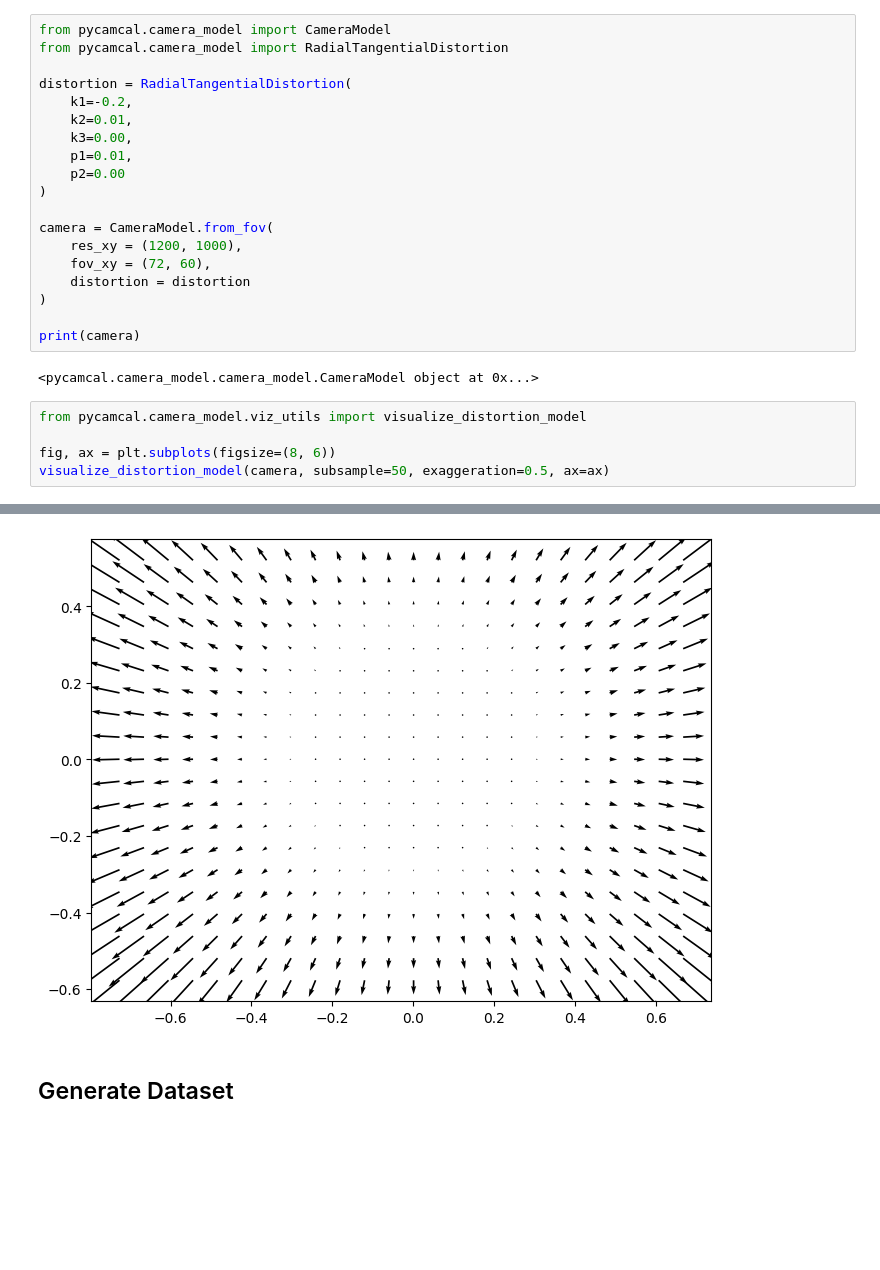
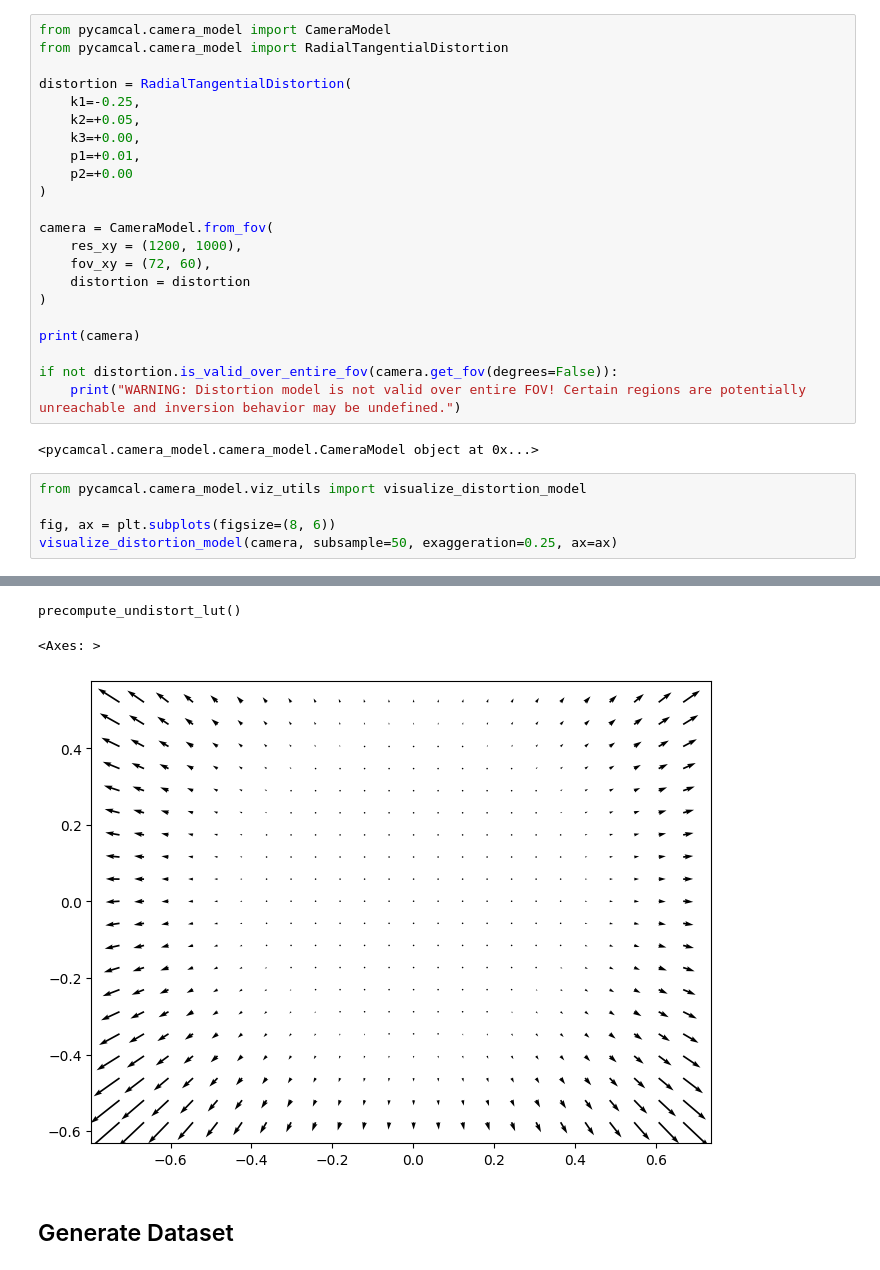
Before and after one commit to rschwa6308/PyCamCal, a Jupyter notebook: examples/dataset_generation.ipynb, the cells around one changed output, grey strips where cells are left out. Cells and saved outputs as stored; diff of their text form; blank space fills up the shorter version.

```diff
--- a/examples/dataset_generation.ipynb
+++ b/examples/dataset_generation.ipynb
@@ -22,11 +22,11 @@ from pycamcal.camera_model import CameraModel
 from pycamcal.camera_model import RadialTangentialDistortion
 
 distortion = RadialTangentialDistortion(
-    k1=-0.2,
-    k2=0.01,
-    k3=0.00,
-    p1=0.01,
-    p2=0.00
+    k1=-0.25,
+    k2=+0.05,
+    k3=+0.00,
+    p1=+0.01,
+    p2=+0.00
 )
 
 camera = CameraModel.from_fov(
@@ -36,11 +36,14 @@ camera = CameraModel.from_fov(
 )
 
 print(camera)
+
+if not distortion.is_valid_over_entire_fov(camera.get_fov(degrees=False)):
+    print("WARNING: Distortion model is not valid over entire FOV! Certain regions are potentially unreachable and inversion behavior may be undefined.")
 # %% [output]
 <pycamcal.camera_model.camera_model.CameraModel object at 0x...>
 # %%
 from pycamcal.camera_model.viz_utils import visualize_distortion_model
 
 fig, ax = plt.subplots(figsize=(8, 6))
-visualize_distortion_model(camera, subsample=50, exaggeration=0.5, ax=ax)
+visualize_distortion_model(camera, subsample=50, exaggeration=0.25, ax=ax)
 # %% [output]
@@ -48,4 +51,6 @@ visualize_distortion_model(camera, subsample=50, exaggeration=0.5, ax=ax)
+precompute_undistort_lut()
+<Axes: >
-[figure, old version]
+[figure, new version]
 # %% [markdown]
 ## Generate Dataset
 # %%
```
Also changed, not shown: parts of 2 cells of this notebook, 28 other files.
